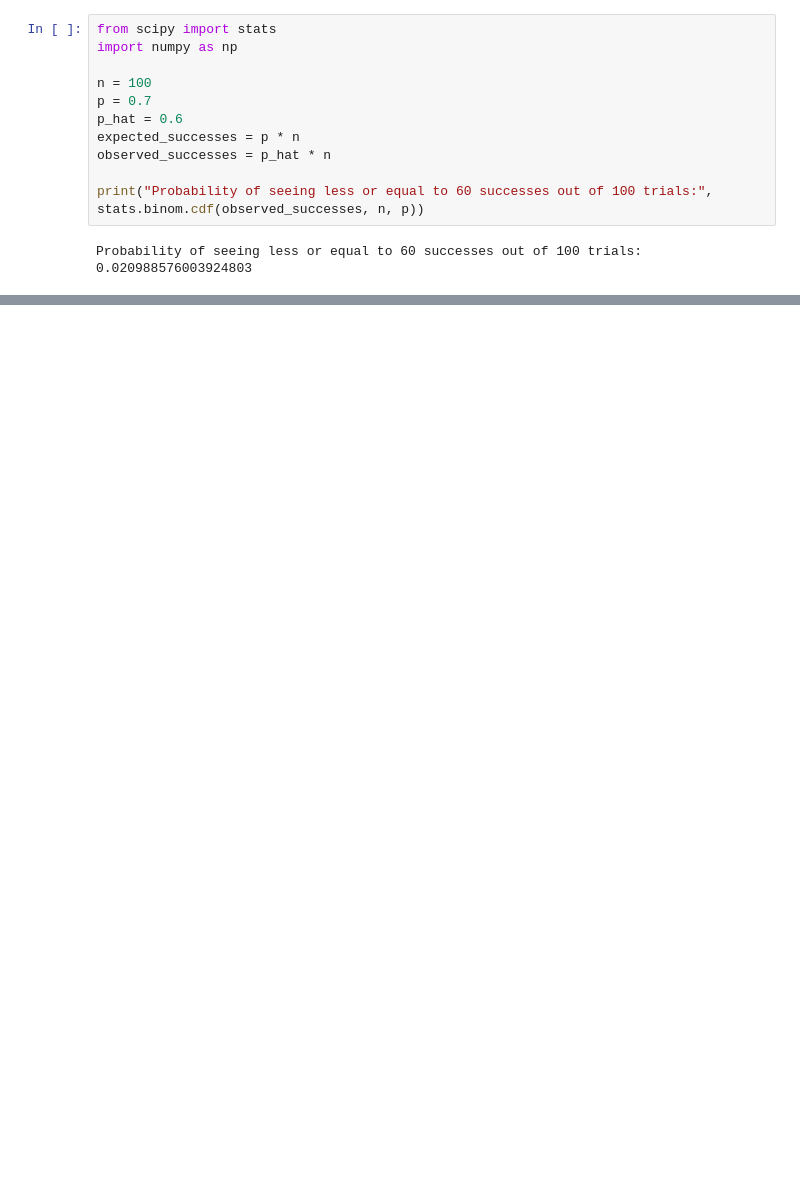
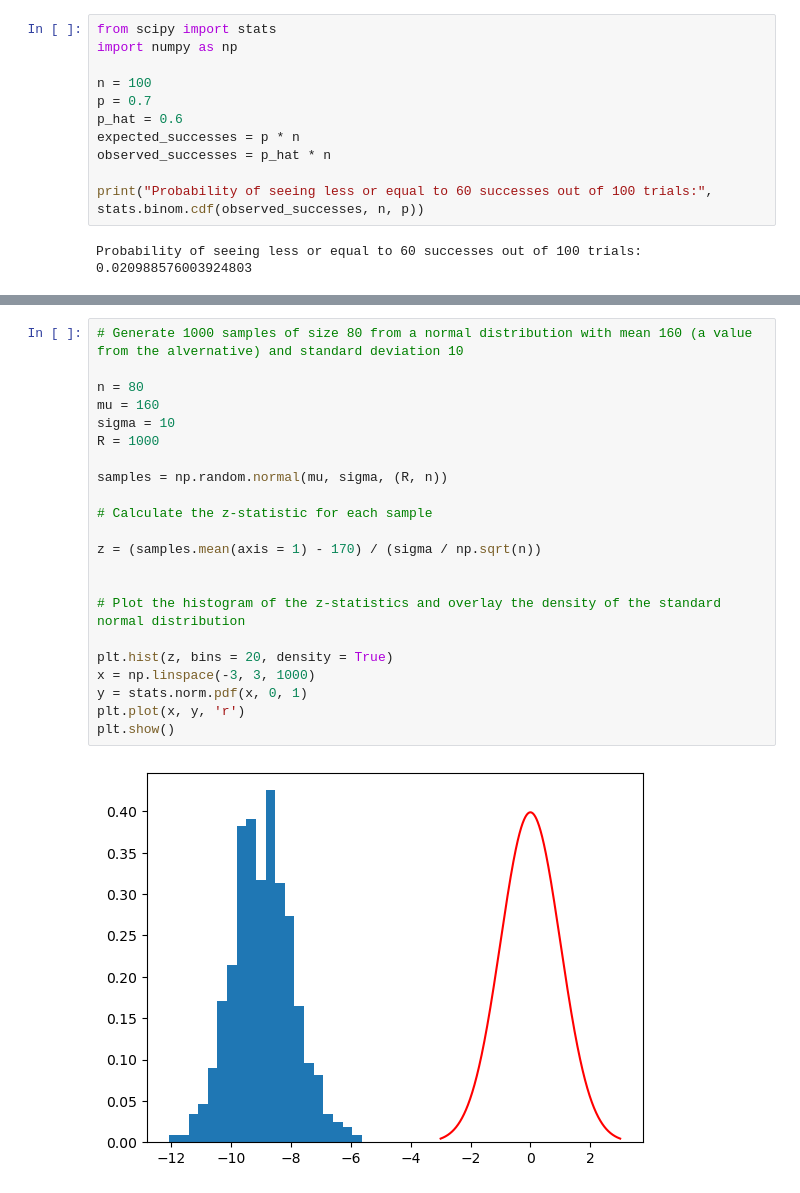
Before and after one commit to febse/stat2024, a Jupyter notebook: 13-Testing.ipynb, the cells around one changed output, grey strips where cells are left out. Drawn from its saved outputs; the diff is of its cells as text; blank space fills up the shorter version.

```diff
--- a/13-Testing.ipynb
+++ b/13-Testing.ipynb
@@ -64,0 +163,24 @@ Probability of seeing less or equal to 60 successes out of 100 trials (normal ap
+# %%
+# Generate 1000 samples of size 80 from a normal distribution with mean 160 (a value from the alvernative) and standard deviation 10
+
+n = 80
+mu = 160
+sigma = 10
+R = 1000
+
+samples = np.random.normal(mu, sigma, (R, n))
+
+# Calculate the z-statistic for each sample
+
+z = (samples.mean(axis = 1) - 170) / (sigma / np.sqrt(n))
+
+
+# Plot the histogram of the z-statistics and overlay the density of the standard normal distribution
+
+plt.hist(z, bins = 20, density = True)
+x = np.linspace(-3, 3, 1000)
+y = stats.norm.pdf(x, 0, 1)
+plt.plot(x, y, 'r')
+plt.show()
+# %% [output]
+[figure, added]
```
Also changed, not shown: parts of 13 cells of this notebook.
